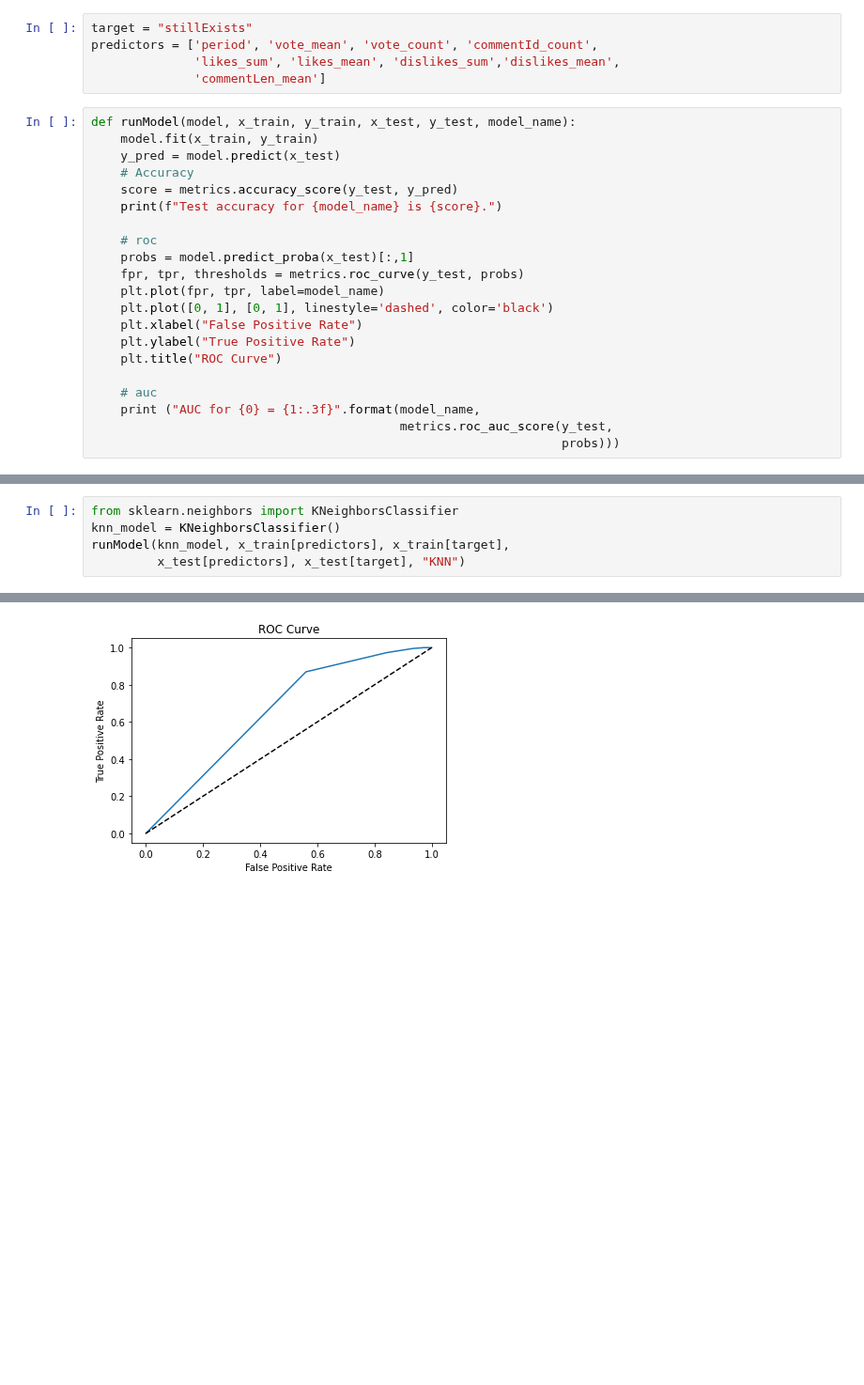
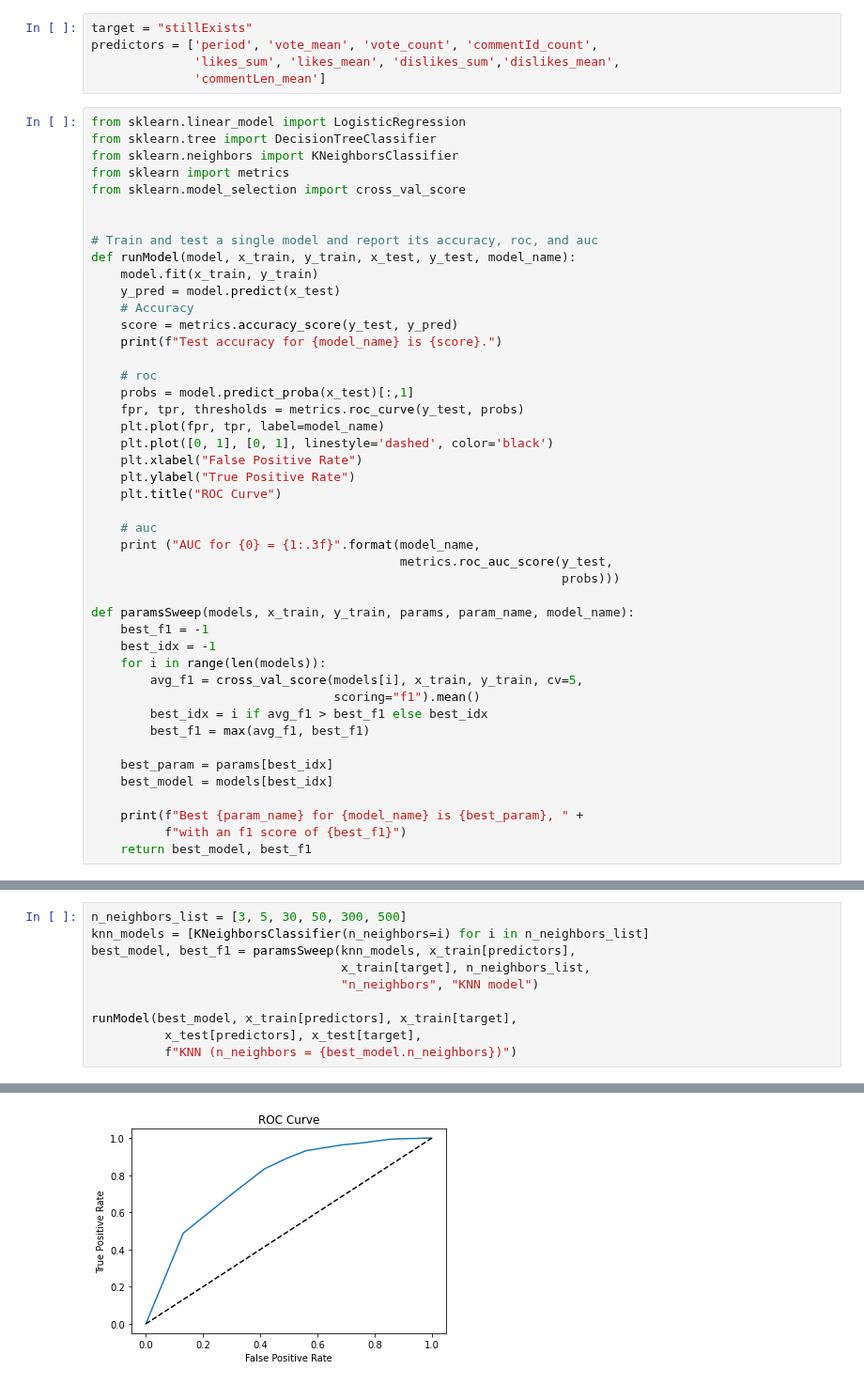
Before and after one commit to ceciliastern/ds_term_project, a Jupyter notebook: Model (Snapshot) - Happiness Dataset.ipynb, the cells around one changed output, grey strips where cells are left out. Shown at 94% size. Cells and saved outputs as stored; diff of their text form; blank space fills up the shorter version.

Commit message:
add parameter sweep

```diff
--- a/Model (Snapshot) - Happiness Dataset.ipynb
+++ b/Model (Snapshot) - Happiness Dataset.ipynb
@@ -359,6 +359,14 @@ predictors = ['period', 'vote_mean', 'vote_count', 'commentId_count',
               'likes_sum', 'likes_mean', 'dislikes_sum','dislikes_mean',
               'commentLen_mean']
 # %%
+from sklearn.linear_model import LogisticRegression
+from sklearn.tree import DecisionTreeClassifier
+from sklearn.neighbors import KNeighborsClassifier
+from sklearn import metrics
+from sklearn.model_selection import cross_val_score
+
+
+# Train and test a single model and report its accuracy, roc, and auc
 def runModel(model, x_train, y_train, x_test, y_test, model_name):
     model.fit(x_train, y_train)
     y_pred = model.predict(x_test)
@@ -379,4 +387,20 @@ def runModel(model, x_train, y_train, x_test, y_test, model_name):
     print ("AUC for {0} = {1:.3f}".format(model_name,
                                           metrics.roc_auc_score(y_test,
                                                                 probs)))
+
+def paramsSweep(models, x_train, y_train, params, param_name, model_name):
+    best_f1 = -1
+    best_idx = -1
+    for i in range(len(models)):
+        avg_f1 = cross_val_score(models[i], x_train, y_train, cv=5,
+                                 scoring="f1").mean()
+        best_idx = i if avg_f1 > best_f1 else best_idx
+        best_f1 = max(avg_f1, best_f1)
+
+    best_param = params[best_idx]
+    best_model = models[best_idx]
+
+    print(f"Best {param_name} for {model_name} is {best_param}, " +
+          f"with an f1 score of {best_f1}")
+    return best_model, best_f1
 # %%
@@ -403,6 +437,11 @@ AUC for Decision Tree = 0.720
 # %%
-from sklearn.neighbors import KNeighborsClassifier
-knn_model = KNeighborsClassifier()
-runModel(knn_model, x_train[predictors], x_train[target],
-         x_test[predictors], x_test[target], "KNN")
+n_neighbors_list = [3, 5, 30, 50, 300, 500]
+knn_models = [KNeighborsClassifier(n_neighbors=i) for i in n_neighbors_list]
+best_model, best_f1 = paramsSweep(knn_models, x_train[predictors],
+                                  x_train[target], n_neighbors_list,
+                                  "n_neighbors", "KNN model")
+
+runModel(best_model, x_train[predictors], x_train[target],
+          x_test[predictors], x_test[target],
+          f"KNN (n_neighbors = {best_model.n_neighbors})")
 # %% [output]
@@ -411 +451 @@ AUC for KNN = 0.660
-[figure, old version]
+[figure, new version]
```
Also changed, not shown: parts of 4 cells of this notebook.
